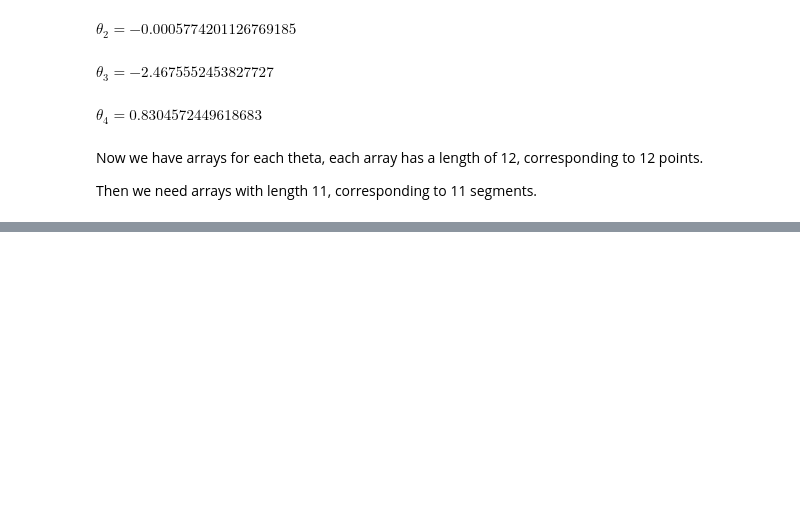
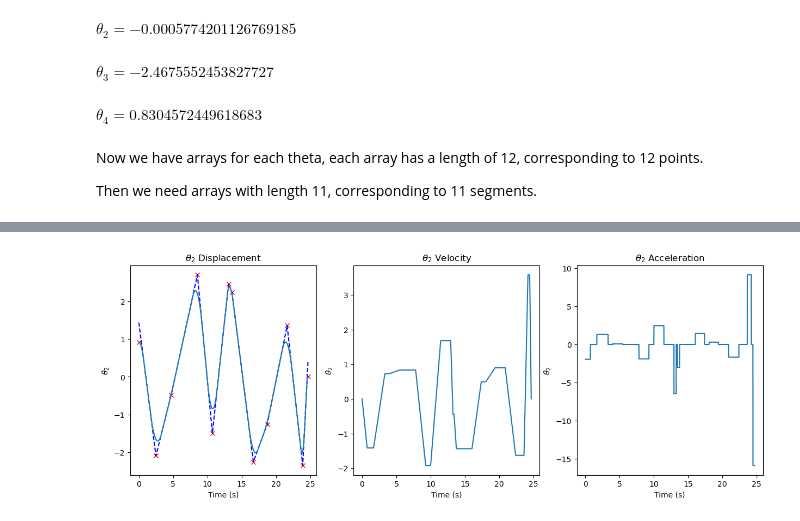
Before and after one commit to sunfanyi/robot-arm-analysis, a Jupyter notebook: trajectory_planning.ipynb, the cells around one changed output, grey strips where cells are left out. Cells and saved outputs as stored; diff of their text form; code cells hidden in the pictures; blank space fills up the shorter version.

```diff
--- a/trajectory_planning.ipynb
+++ b/trajectory_planning.ipynb
@@ -371,0 +374,4 @@ V_vals [-2.35282689 -8.27344727  2.09064758  0.26474162  6.90298444  3.22087546
+# %%
+plot_trajectory(theta2_points, tf, a_vals_theta2, V_vals_theta2, b_blends_theta2, t_linears_theta2, '$\\theta_2$')
+# %% [output]
+[figure, added]
```
Also changed, not shown: parts of 9 cells of this notebook.
